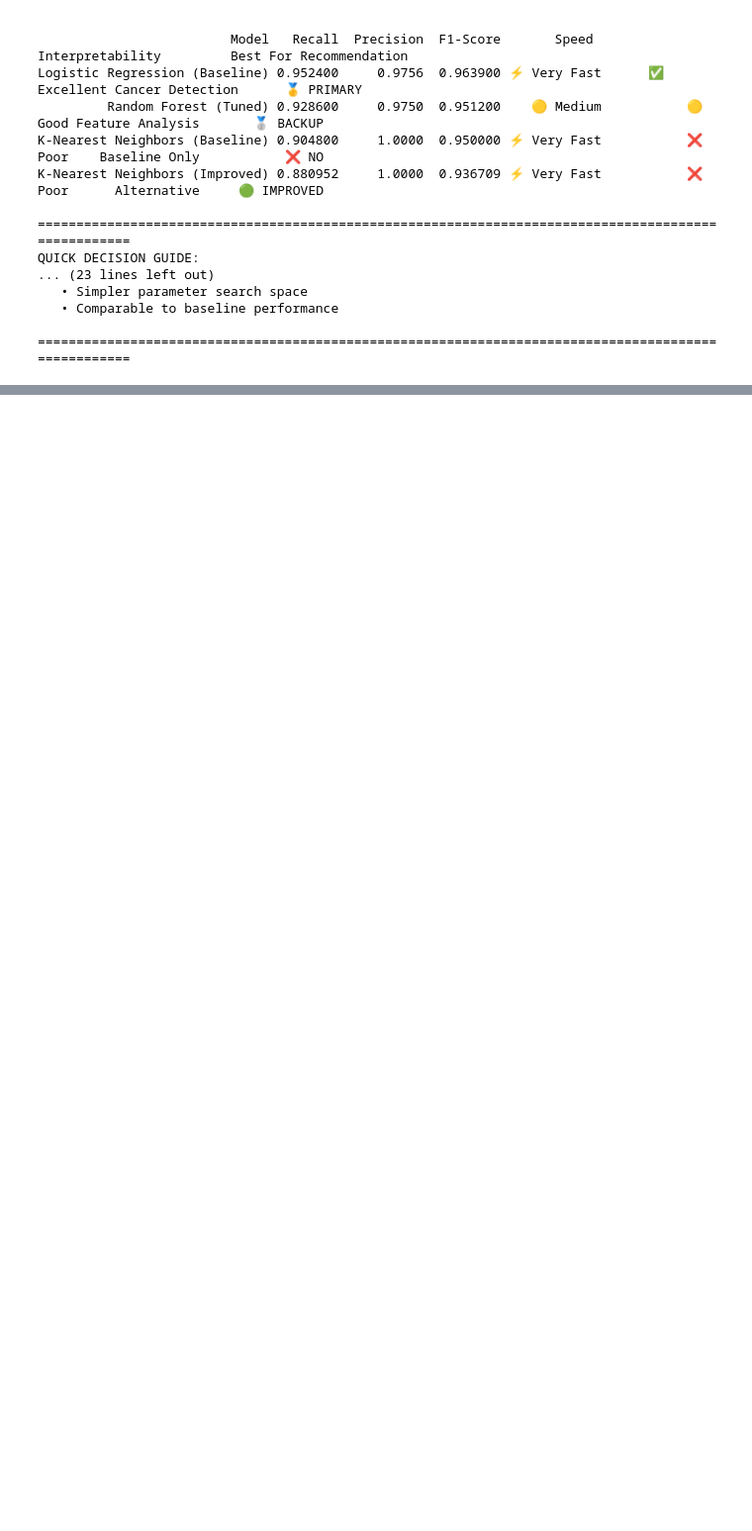
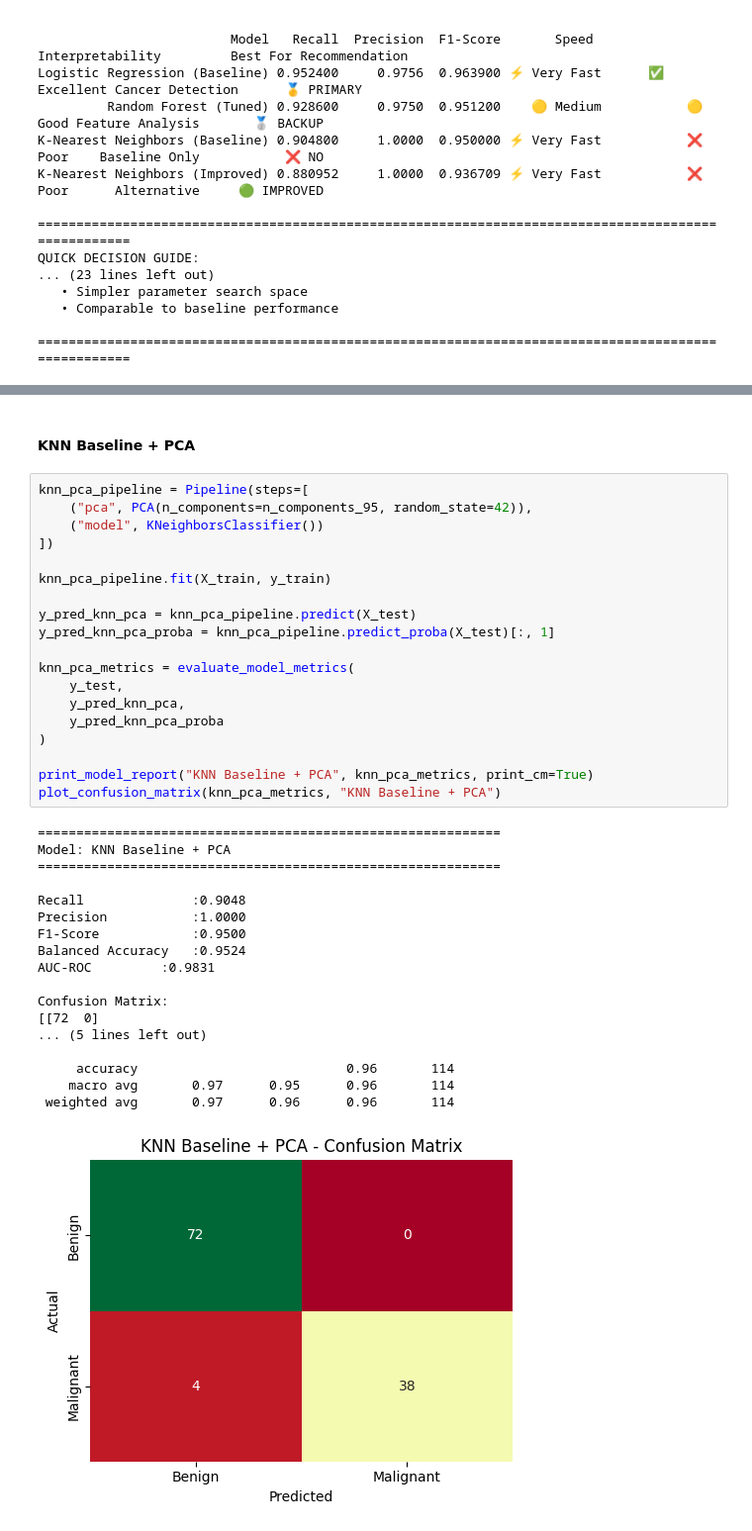
Before and after one commit to sleepymor/ITK-IF2514403-machine-learning-final, a Jupyter notebook: 3_Preliminary_Result_Kelompok2.ipynb, the cells around one changed output, grey strips where cells are left out. Shown at 99% size. Drawn from its saved outputs; the diff is of its cells as text; blank space fills up the shorter version.

```diff
--- a/3_Preliminary_Result_Kelompok2.ipynb
+++ b/3_Preliminary_Result_Kelompok2.ipynb
@@ -2671,0 +1603,40 @@ print("✅ 2D PCA visualization completed")
+# %% [markdown]
+#### KNN Baseline + PCA
+# %%
+knn_pca_pipeline = Pipeline(steps=[
+    ("pca", PCA(n_components=n_components_95, random_state=42)),
+    ("model", KNeighborsClassifier())
+])
+
+knn_pca_pipeline.fit(X_train, y_train)
+
+y_pred_knn_pca = knn_pca_pipeline.predict(X_test)
+y_pred_knn_pca_proba = knn_pca_pipeline.predict_proba(X_test)[:, 1]
+
+knn_pca_metrics = evaluate_model_metrics(
+    y_test,
+    y_pred_knn_pca,
+    y_pred_knn_pca_proba
+)
+
+print_model_report("KNN Baseline + PCA", knn_pca_metrics, print_cm=True)
+plot_confusion_matrix(knn_pca_metrics, "KNN Baseline + PCA")
+# %% [output]
+============================================================
+Model: KNN Baseline + PCA
+============================================================
+
+Recall              :0.9048
+Precision           :1.0000
+F1-Score            :0.9500
+Balanced Accuracy   :0.9524
+AUC-ROC         :0.9831
+
+Confusion Matrix:
+[[72  0]
+... (5 lines left out)
+
+     accuracy                           0.96       114
+    macro avg       0.97      0.95      0.96       114
+ weighted avg       0.97      0.96      0.96       114
+[figure, added]
```
Also changed, not shown: parts of 33 cells of this notebook.
